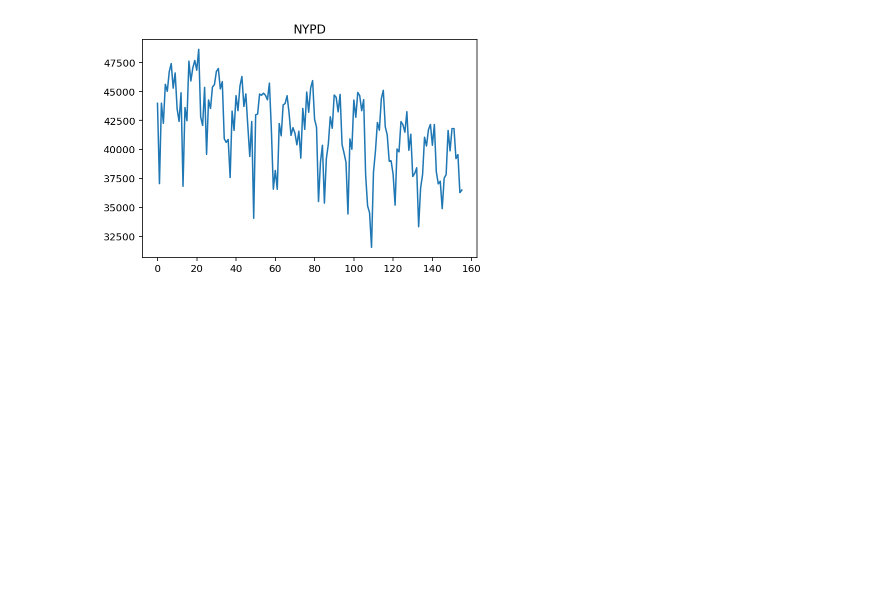
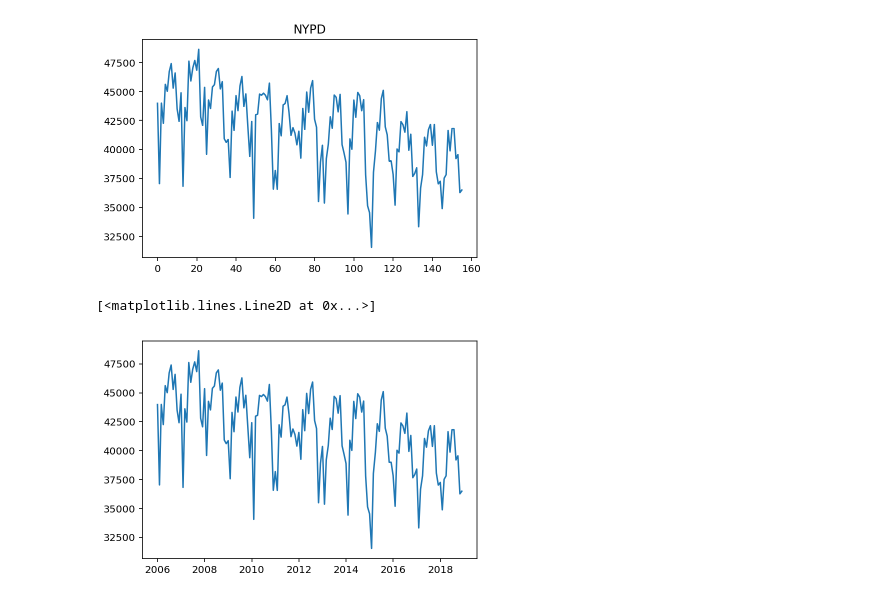
Before and after one commit to cho244/PoliceReports, a Jupyter notebook: Clearning.ipynb, the cells around one changed output. Saved outputs shown, nothing was run; the diff lists cells and outputs as text; code cells hidden in the pictures; blank space fills up the shorter version.

```diff
--- a/Clearning.ipynb
+++ b/Clearning.ipynb
@@ -171,3 +198,15 @@ plt.title('NYPD')
 # %% [output]
 Text(0.5, 1.0, 'NYPD')
 [figure]
+# %%
+ny_month = nypd.groupby(["year","month"]).size()
+ny_month = ny_month.reset_index()
+ny_month.month = ny_month.month.astype(int)
+ny_month.year = ny_month.year.astype(int)
+ny_month.day = 1
+ny_month["day"] = 1
+ny_month["date"] = pd.to_datetime(ny_month[["year","month","day"]])
+plt.plot( ny_month.date, ny_month[0] )
+# %% [output]
+[<matplotlib.lines.Line2D at 0x...>]
+[figure, added]
```
Also changed, not shown: parts of 31 cells of this notebook.
